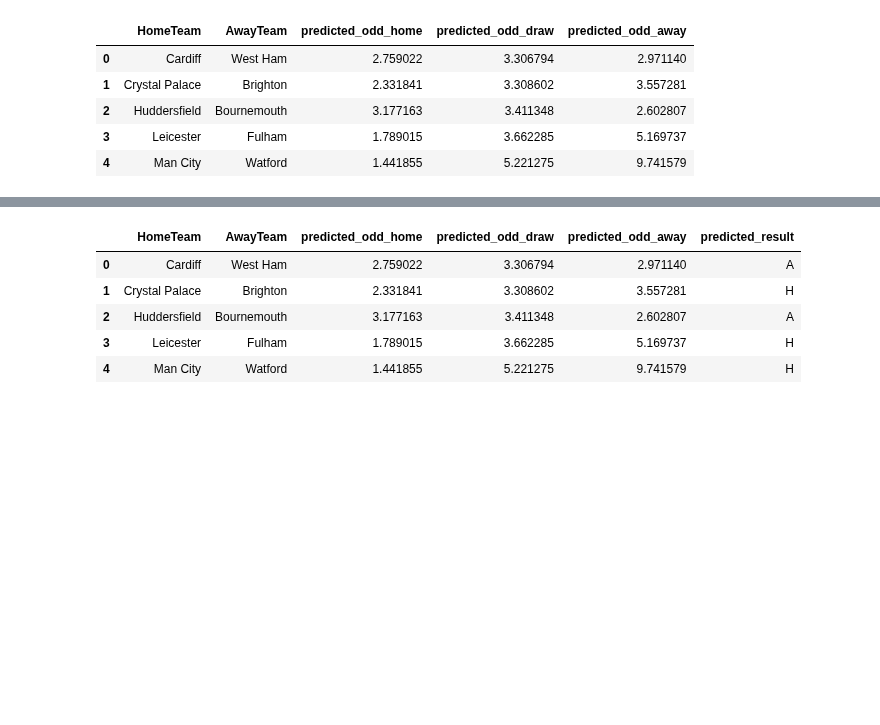
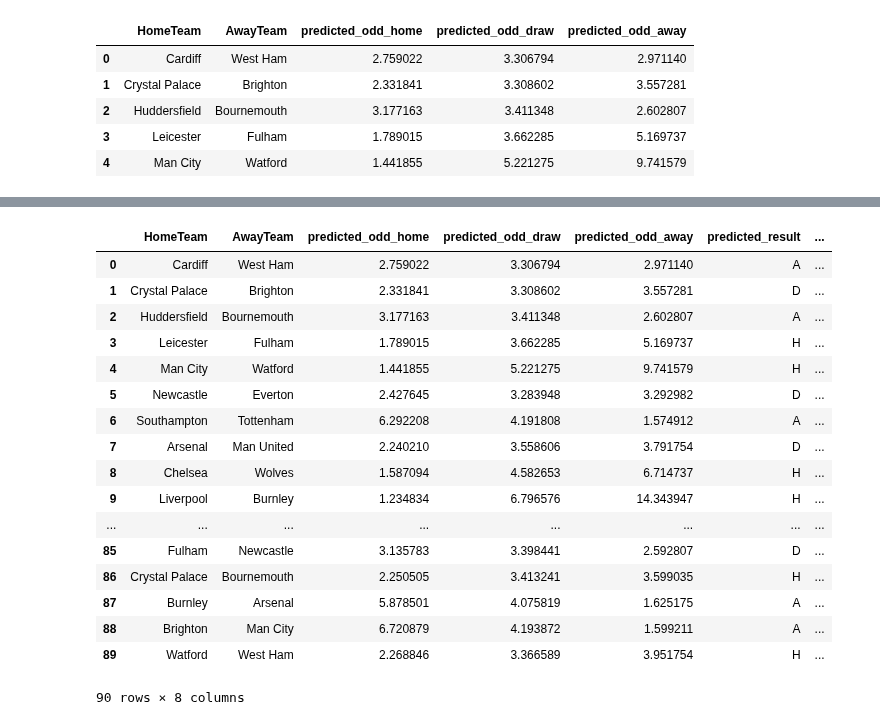
Before and after one commit to info370a-w19-finalproject2/final_project, a Jupyter notebook: won_report.ipynb, the cells around one changed output, grey strips where cells are left out. Saved outputs shown, nothing was run; the diff lists cells and outputs as text; code cells hidden in the pictures; blank space fills up the shorter version.

```diff
--- a/won_report.ipynb
+++ b/won_report.ipynb
@@ -325,6 +323,8 @@ future_matches.head()
 | 4 | Man City | Watford | 1.441855 | 5.221275 | 9.741579 |
 # %%
 result = []
+home_goals=[]
+away_goals=[]
 for index, row in future_matches.iterrows():
     home_score = poisson_model.predict(pd.DataFrame(data={'Team': row['HomeTeam'], 'Opponent': row['AwayTeam'],
                                        'Home':1, 'odd_team':row['predicted_odd_home'], 'odd_draw':row['predicted_odd_draw'],
@@ -332,10 +332,14 @@ for index, row in future_matches.iterrows():
     away_score = poisson_model.predict(pd.DataFrame(data={'Team': row['AwayTeam'], 'Opponent': row['HomeTeam'],
                                        'Home':0, 'odd_team':row['predicted_odd_away'], 'odd_draw':row['predicted_odd_draw'],
                                         'odd_opponent':row['predicted_odd_home']},index=[1]))
-    if(home_score[1] > away_score[1]):
+    home_score = round(home_score[1])
+    away_score = round(away_score[1])
+    home_goals.append(home_score)
+    away_goals.append(away_score)
+    if(home_score > away_score):
         ranking.iloc[ranking.loc[ranking['Team']==row.HomeTeam].index[0], ranking.columns.get_loc('Point')] = ranking.loc[ranking.Team == row.HomeTeam]['Point'].iloc[0] + 3
         result.append('H')
-    elif(home_score[1] < away_score[1]):
+    elif(home_score < away_score):
         ranking.iloc[ranking.loc[ranking['Team']==row.AwayTeam].index[0], ranking.columns.get_loc('Point')] = ranking.loc[ranking.Team == row.AwayTeam]['Point'].iloc[0] + 3
         result.append('A')
     else:
@@ -343,6 +347,8 @@ for index, row in future_matches.iterrows():
         ranking.iloc[ranking.loc[ranking['Team']==row.AwayTeam].index[0], ranking.columns.get_loc('Point')] = ranking.loc[ranking.Team == row.AwayTeam]['Point'].iloc[0] + 1
         result.append('D')
 future_matches['predicted_result'] = result
+future_matches['predicted_home_goals'] = home_goals
+future_matches['predicted_away_goals'] = away_goals
 # %%
 ranking.sort_values('Point', ascending=False)
 # %% [output]
@@ -366,11 +372,23 @@ ranking.sort_values('Point', ascending=False)
 # %%
-future_matches.head()
+future_matches
 # %% [output]
-|  | HomeTeam | AwayTeam | predicted_odd_home | predicted_odd_draw | predicted_odd_away | predicted_result |
-| 0 | Cardiff | West Ham | 2.759022 | 3.306794 | 2.971140 | A |
-| 1 | Crystal Palace | Brighton | 2.331841 | 3.308602 | 3.557281 | H |
-| 2 | Huddersfield | Bournemouth | 3.177163 | 3.411348 | 2.602807 | A |
-| 3 | Leicester | Fulham | 1.789015 | 3.662285 | 5.169737 | H |
-| 4 | Man City | Watford | 1.441855 | 5.221275 | 9.741579 | H |
+|  | HomeTeam | AwayTeam | predicted_odd_home | predicted_odd_draw | predicted_odd_away | predicted_result | ... |
+| 0 | Cardiff | West Ham | 2.759022 | 3.306794 | 2.971140 | A | ... |
+| 1 | Crystal Palace | Brighton | 2.331841 | 3.308602 | 3.557281 | D | ... |
+| 2 | Huddersfield | Bournemouth | 3.177163 | 3.411348 | 2.602807 | A | ... |
+| 3 | Leicester | Fulham | 1.789015 | 3.662285 | 5.169737 | H | ... |
+| 4 | Man City | Watford | 1.441855 | 5.221275 | 9.741579 | H | ... |
+| 5 | Newcastle | Everton | 2.427645 | 3.283948 | 3.292982 | D | ... |
+| 6 | Southampton | Tottenham | 6.292208 | 4.191808 | 1.574912 | A | ... |
+| 7 | Arsenal | Man United | 2.240210 | 3.558606 | 3.791754 | D | ... |
+| 8 | Chelsea | Wolves | 1.587094 | 4.582653 | 6.714737 | H | ... |
+| 9 | Liverpool | Burnley | 1.234834 | 6.796576 | 14.343947 | H | ... |
+| ... | ... | ... | ... | ... | ... | ... | ... |
+| 85 | Fulham | Newcastle | 3.135783 | 3.398441 | 2.592807 | D | ... |
+| 86 | Crystal Palace | Bournemouth | 2.250505 | 3.413241 | 3.599035 | H | ... |
+| 87 | Burnley | Arsenal | 5.878501 | 4.075819 | 1.625175 | A | ... |
+| 88 | Brighton | Man City | 6.720879 | 4.193872 | 1.599211 | A | ... |
+| 89 | Watford | West Ham | 2.268846 | 3.366589 | 3.951754 | H | ... |
+90 rows × 8 columns
 # %%
 future_matches.to_csv('./data/future_matches_prediction.csv', index=False)
```
Also changed, not shown: parts of 3 cells of this notebook.
